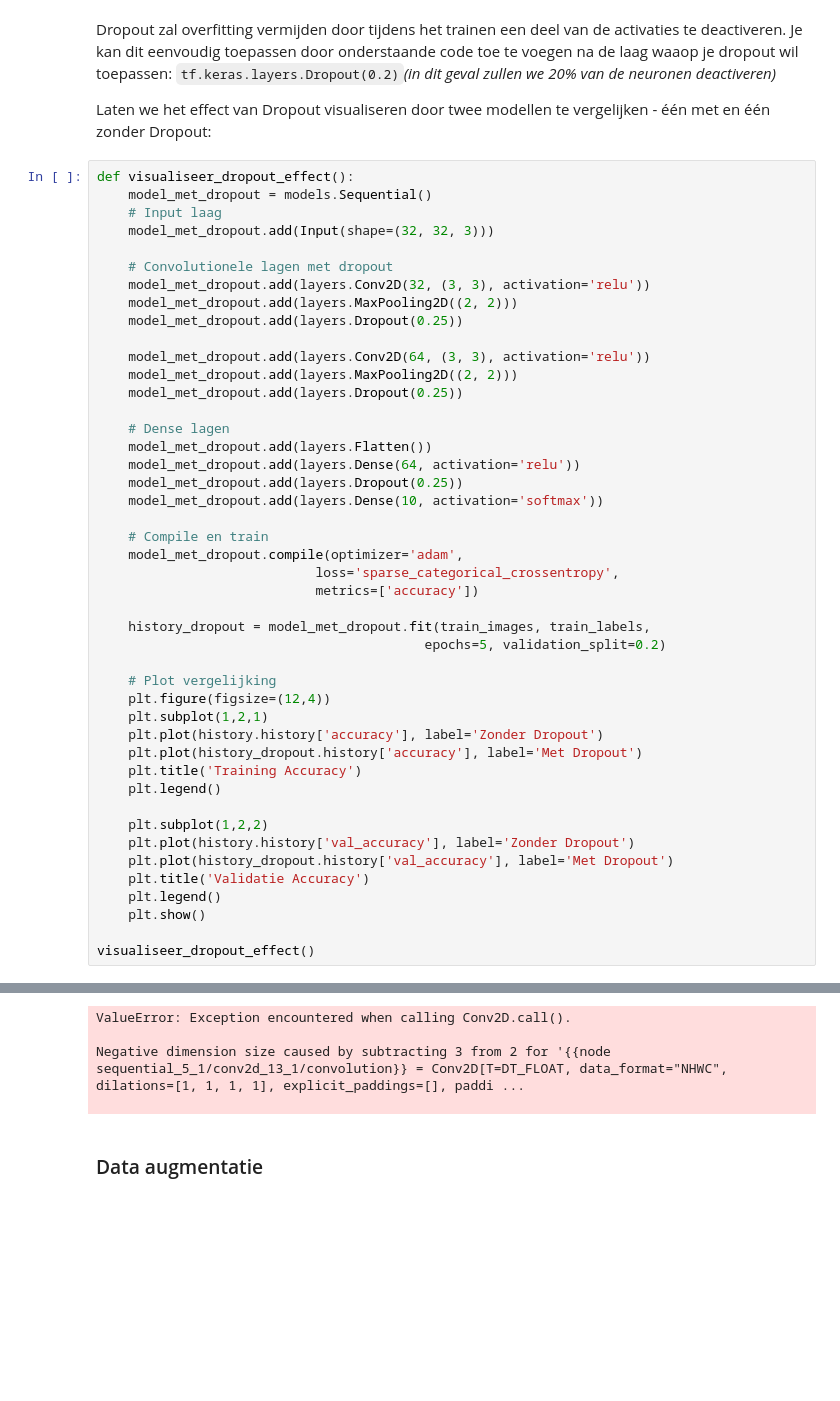
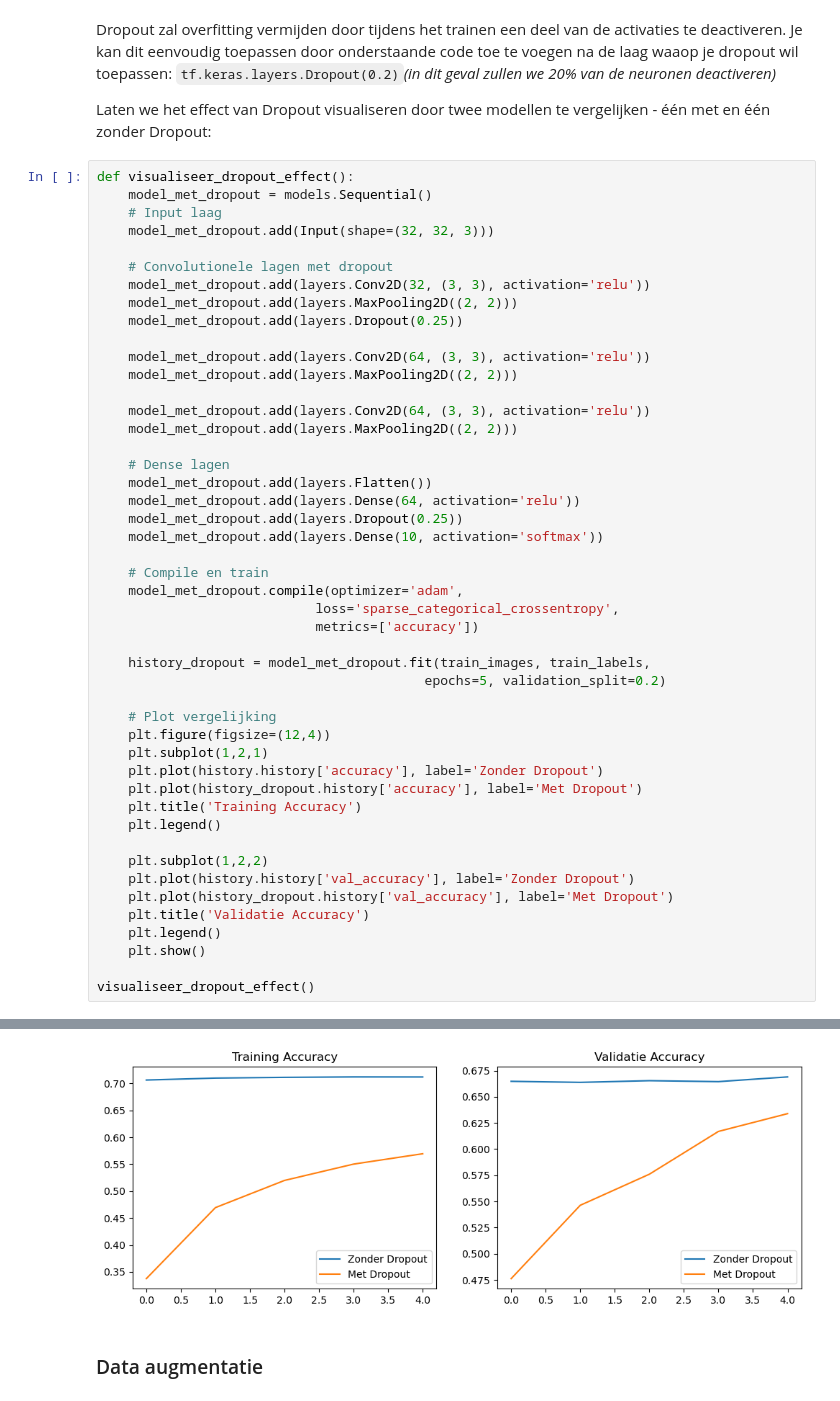
Before and after one commit to fredericVDK/AI2025, a Jupyter notebook: Week 2 CNN/versie studenten/Intro CNN - CIFAR10.ipynb, the cells around one changed output, grey strips where cells are left out. Saved outputs shown, nothing was run; the diff lists cells and outputs as text; blank space fills up the shorter version.

```diff
--- a/Week 2 CNN/versie studenten/Intro CNN - CIFAR10.ipynb
+++ b/Week 2 CNN/versie studenten/Intro CNN - CIFAR10.ipynb
@@ -480,7 +480,9 @@ def visualiseer_dropout_effect():
 
     model_met_dropout.add(layers.Conv2D(64, (3, 3), activation='relu'))
     model_met_dropout.add(layers.MaxPooling2D((2, 2)))
-    model_met_dropout.add(layers.Dropout(0.25))
+
+    model_met_dropout.add(layers.Conv2D(64, (3, 3), activation='relu'))
+    model_met_dropout.add(layers.MaxPooling2D((2, 2)))
 
     # Dense lagen
     model_met_dropout.add(layers.Flatten())
@@ -517,7 +528,4 @@ Epoch 1/5
-ValueError: Exception encountered when calling Conv2D.call().
-
-Negative dimension size caused by subtracting 3 from 2 for '{{node sequential_5_1/conv2d_13_1/convolution}} = Conv2D[T=DT_FLOAT, data_format="NHWC", dilations=[1, 1, 1, 1], explicit_paddings=[], paddi ...
-
+[figure, added]
 # %% [markdown]
 ### Data augmentatie
 # %% [markdown]
```
Also changed, not shown: parts of 1 cell of this notebook, 1 other file.
